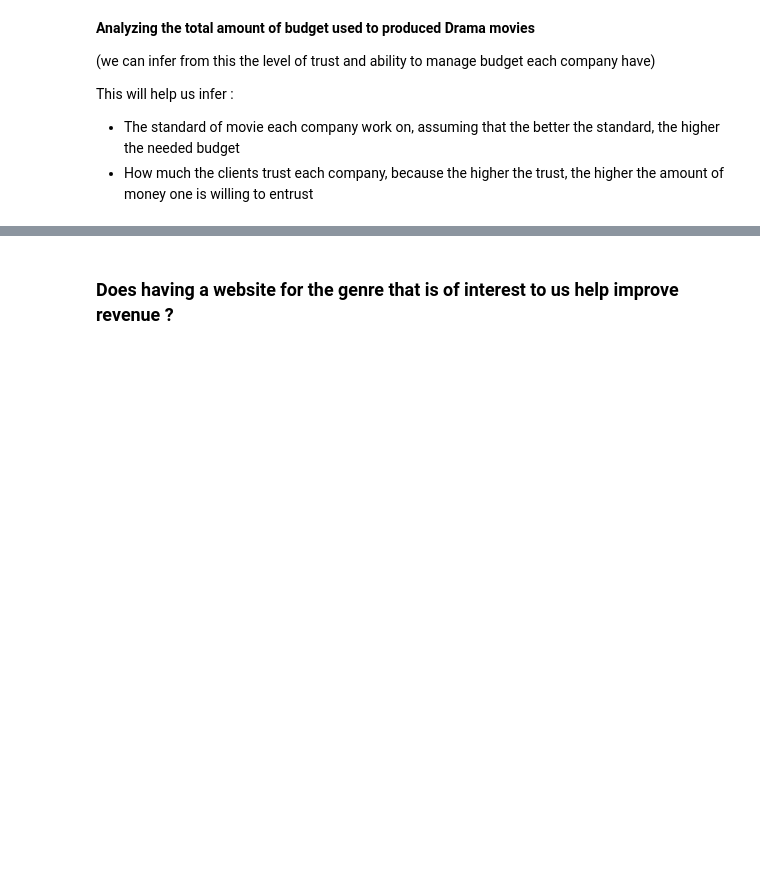
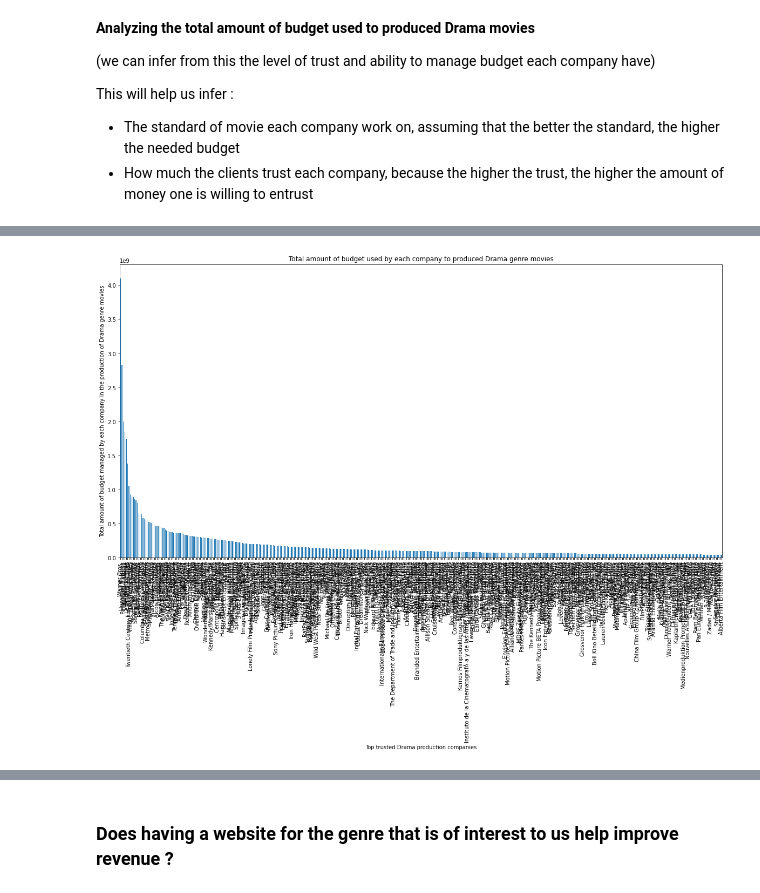
Before and after one commit to patricetg/udacity-data-analyst-project1, a Jupyter notebook: Udacity - DA - project 1.ipynb, the cells around one changed output, grey strips where cells are left out. Saved outputs shown, nothing was run; the diff lists cells and outputs as text; code cells hidden in the pictures; blank space fills up the shorter version.

Commit message:
Analyze the total amount of budget used by each company to produce Drama movies

```diff
--- a/Udacity - DA - project 1.ipynb
+++ b/Udacity - DA - project 1.ipynb
@@ -1495,8 +1495,9 @@ df_drama.head(3).T
 | revenue_adj | 490314247.021731 | 490314247.021731 | 490314247.021731 |
 | no_website | False | False | False |
 # %%
-# Total number of Drama movies produced by each company
-budgets_sum = df_drama.groupby(["production_companies"]).sum().loc[:,"budget"]
+# Total amount of budget used in the production of Drama movies by each company
+budgets_sum = df_drama.groupby(["production_companies"]).sum().loc[:,"budget"] \
+                       .sort_values(ascending=False)
 budgets_sum
 # %% [output]
 production_companies
@@ -1514,0 +1532,5 @@ Name: budget, Length: 2143, dtype: int64
+# %%
+# Getting the mean of the total budget managed by companies, so that we use if as reference to identify the
+#    most trusted ones
+mean_managed_budgets = budgets_sum.mean()
+mean_managed_budgets
@@ -1514,0 +1539,7 @@ Name: budget, Length: 2143, dtype: int64
+# %%
+# Total amount of budget used in the production of Drama movies by each of the best companies
+budgets_sum = df_drama.groupby(["production_companies"]).sum() \
+                      .query(" budget > {} ".format(mean_managed_budgets)) \
+                      .loc[:,"budget"]
+                      #.sort_values(ascending=False)
+budgets_sum
@@ -1514,0 +1565,4 @@ Name: budget, Length: 2143, dtype: int64
+# %%
+# Ordering the budget sum in descending order
+budgets_sum = budgets_sum.sort_values(ascending=False)
+budgets_sum
@@ -1514,0 +1583,9 @@ Name: budget, Length: 2143, dtype: int64
+# %%
+# Plot the total number of Drama movies produced by each of the best companies
+budgets_sum.plot(kind="bar",figsize=(20,10))
+
+plt.xlabel("Top trusted Drama production companies")
+plt.ylabel("Total amount of budget managed by each company in the production of Drama genre movies")
+plt.title("Total amount of budget used by each company to produced Drama genre movies");
+# %% [output]
+[figure, added]
```
Also changed, not shown: parts of 15 cells of this notebook.
